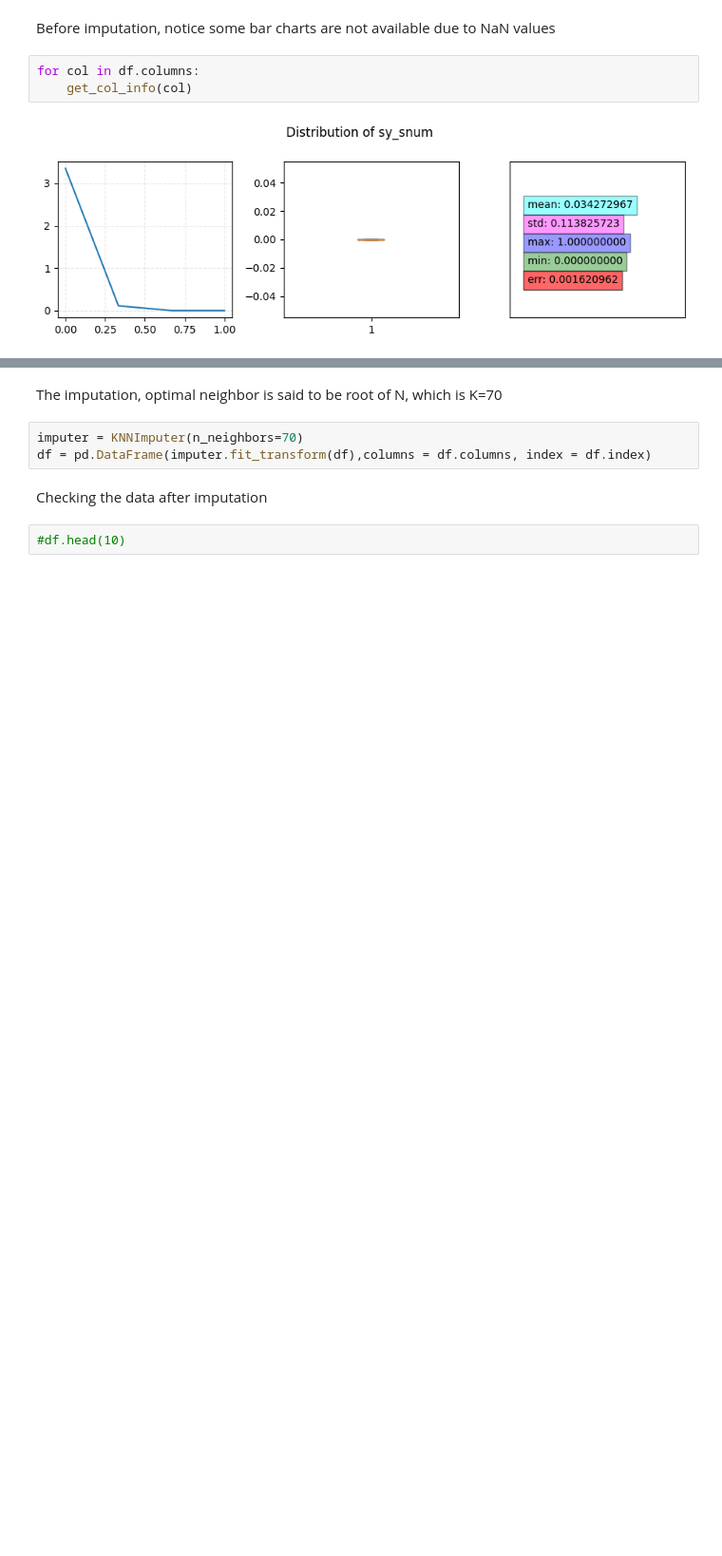
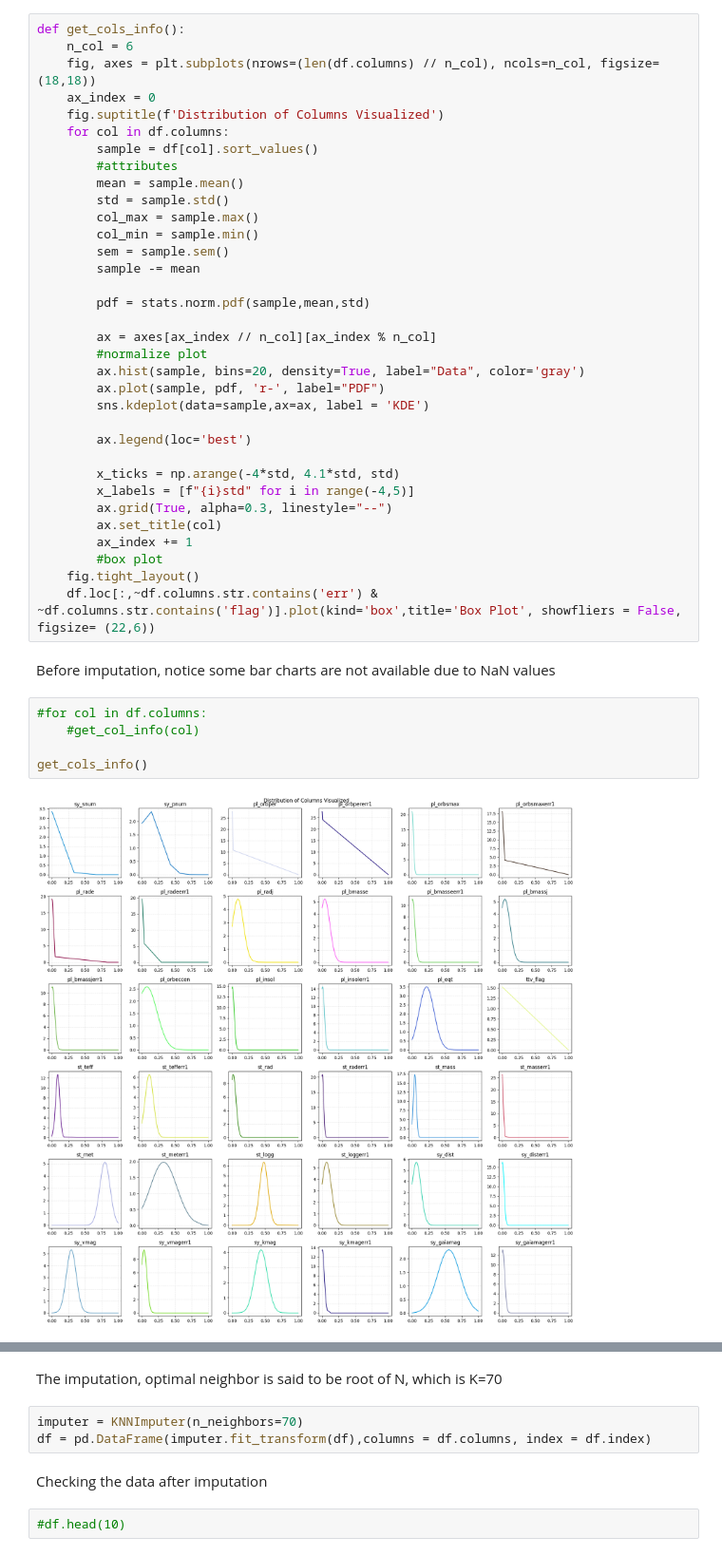
Before and after one commit to hikmetguner/exoplanet-habitability, a Jupyter notebook: dscp.ipynb, the cells around one changed output, grey strips where cells are left out. Shown at 95% size. Saved outputs shown, nothing was run; the diff lists cells and outputs as text; blank space fills up the shorter version.

```diff
--- a/dscp.ipynb
+++ b/dscp.ipynb
@@ -381,10 +382,46 @@ def get_col_info(col):
     axes[2].set_yticks([])
     axes[2].set_xticks([])
     fig.tight_layout()
+# %%
+def get_cols_info():
+    n_col = 6
+    fig, axes = plt.subplots(nrows=(len(df.columns) // n_col), ncols=n_col, figsize=(18,18))
+    ax_index = 0
+    fig.suptitle(f'Distribution of Columns Visualized')
+    for col in df.columns:
+        sample = df[col].sort_values()
+        #attributes
+        mean = sample.mean()
+        std = sample.std()
+        col_max = sample.max()
+        col_min = sample.min()
+        sem = sample.sem()
+        sample -= mean
+
+        pdf = stats.norm.pdf(sample,mean,std)
+
+        ax = axes[ax_index // n_col][ax_index % n_col]
+        #normalize plot
+        ax.hist(sample, bins=20, density=True, label="Data", color='gray')
+        ax.plot(sample, pdf, 'r-', label="PDF")
+        sns.kdeplot(data=sample,ax=ax, label = 'KDE')
+
+        ax.legend(loc='best')
+
+        x_ticks = np.arange(-4*std, 4.1*std, std)
+        x_labels = [f"{i}std" for i in range(-4,5)]
+        ax.grid(True, alpha=0.3, linestyle="--")
+        ax.set_title(col)
+        ax_index += 1
+        #box plot
+    fig.tight_layout()
+    df.loc[:,~df.columns.str.contains('err') & ~df.columns.str.contains('flag')].plot(kind='box',title='Box Plot', showfliers = False, figsize= (22,6))
 # %% [markdown]
 Before imputation, notice some bar charts are not available due to NaN values
 # %%
-for col in df.columns:
-    get_col_info(col)
+#for col in df.columns:
+    #get_col_info(col)
+
+get_cols_info()
 # %% [output]
-[figure, old version]
+[figure, new version]
```
Also changed, not shown: parts of 17 cells of this notebook, 1 other file.
